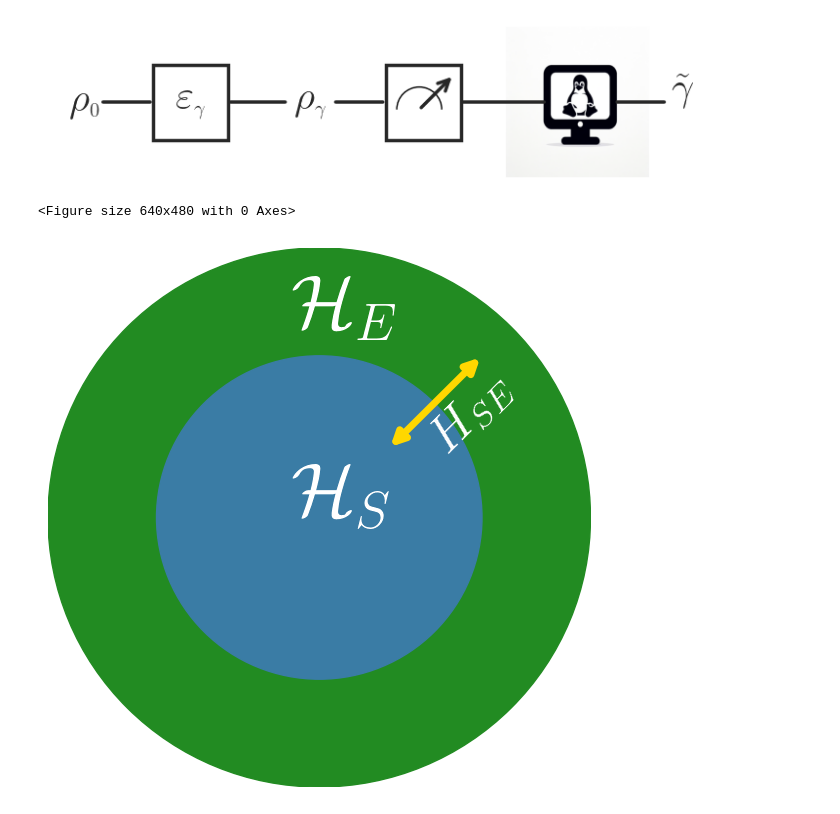
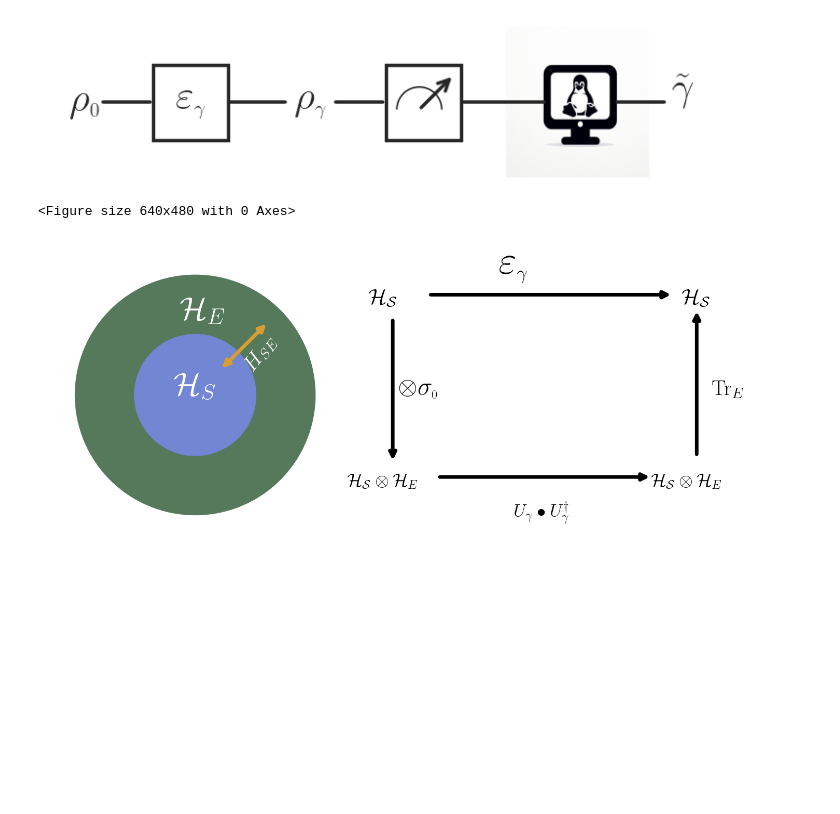
Before and after one commit to Ste1nb0cK/PosterCali, a Jupyter notebook: code/Code_Figures.ipynb, the cells around one changed output. Cells and saved outputs as stored; diff of their text form; code cells hidden in the pictures; blank space fills up the shorter version.

```diff
--- a/code/Code_Figures.ipynb
+++ b/code/Code_Figures.ipynb
@@ -151,45 +151,82 @@ plt.savefig("./Esquema_Estimacion.pdf")
 from matplotlib.patches import Circle
 #Define the canvas
 fig = plt.figure()
-fig, ax = plt.subplots(figsize=(7, 7))
-ax.set_xlim(0, 10)
+text_width = 1076.78731/72
+fig, ax = plt.subplots(figsize=(text_width, text_width/1.618))
+ax.set_xlim(0, 25)
 ax.set_ylim(0, 10)
-ax.set_aspect(aspect='auto')
+ax.set_aspect('equal', adjustable='box')
 plt.axis('off')
 #Define the circle for the Enviroment
 center = (5,5)
-radius_sys = 3
-radius_env = 5
-circle_env = Circle(center, radius_env, color="#228B22", fill=True)
+radius_sys = 2
+radius_env = 3.95
+color_env = "#55795A"
+circle_env = Circle(center, radius_env, color=color_env, fill=True)
 ax.add_patch(circle_env)
 #Define the circle for the system
-circle_system = Circle(center, radius_sys, color="#3A7CA5", fill=True)
+color_sys = "#7286D3"
+circle_system = Circle(center, radius_sys, color=color_sys, fill=True)
 ax.add_patch(circle_system)
 #Add the label of the system and the Enviroment
-ax.text(4.5,5, r'$\mathcal{H}_S$', fontsize=55, color="#FFFFFF")
-ax.text(4.5,8.5 , r'$\mathcal{H}_E$',   fontsize=55, color='white' )
+ax.text(4.3,5, r'$\mathcal{H}_S$', fontsize=45, color="#FFFFFF")
+ax.text(4.5,7.5 , r'$\mathcal{H}_E$',   fontsize=45, color='white' )
 #Draw the interaction arrows
 # Define the initial position of the arrow
 theta = np.pi/4
 arrow_x_in = 0.6*radius_sys*np.cos(theta)+center[0]
 arrow_y_in = 0.6*radius_sys*np.sin(theta)+center[1]
 arrow_in = (arrow_x_in, arrow_y_in)
 ##Define the Final position of the arrow
 arrow_x_out = 0.85*radius_env*np.cos(theta)+center[0]
 arrow_y_out = 0.85*radius_env*np.sin(theta)+center[1]
 arrow_out = (arrow_x_out, arrow_y_out)
+color_arrow = "#D99E30"
 arrow = FancyArrowPatch(arrow_in, arrow_out, arrowstyle='<|-|>', mutation_scale=20,
-                        color="#FFD700", linewidth=5)
+                        color=color_arrow, linewidth=5)
 ax.add_patch(arrow)
 ##Add the Interaction label
 #add an movement orthogonal to
 radial_movement = 0.3
 orthogonal_movement_x = +np.sin(theta)*0.5
 orthogonal_movement_y = -np.cos(theta)*0.5
 text_interaction_x = arrow_x_in + radial_movement+ orthogonal_movement_x
 text_interaction_y = arrow_y_in + radial_movement+ orthogonal_movement_y
-ax.text(text_interaction_x, text_interaction_y, r'$H_{SE}$', fontsize=37, color="#FFFFFF", rotation=45)
-plt.savefig("../images/SE_Diagram.pdf")
+ax.text(text_interaction_x, text_interaction_y, r'$H_{SE}$', fontsize=30, color="#FFFFFF", rotation=52)
+
+
+############################COMMUTATION DIAGRAM######################33
+#Write the H_s
+ax.text(10.7,8, r'$\mathcal{H_S}$', fontsize=30)
+#Write the H_s \otimes H_E
+ax.text(10,2, r'$\mathcal{H_S} \otimes \mathcal{H}_E$', fontsize=25)
+##Write the other H_S
+ax.text(21,8, r'$\mathcal{H_S}$', fontsize=30)
+##Write the other H_s \otimes H_E
+ax.text(20,2, r'$\mathcal{H_S} \otimes \mathcal{H}_E$', fontsize=25)
+##Draw the connection lines
+#From H_S to H_S
+arrow1 = FancyArrowPatch((12.7,8.3), (20.7,8.3), arrowstyle='-|>', mutation_scale=20,
+                        color="black", linewidth=5)
+ax.add_patch(arrow1)
+ax.text( 15,9, r'$\varepsilon_{\scriptscriptstyle\gamma}$', fontsize=55)
+##From H_S to H_s \otimes H_j
+arrow2 = FancyArrowPatch((11.5,7.5), (11.5,2.8), arrowstyle='-|>', mutation_scale=20,
+                        color="black", linewidth=5)
+ax.add_patch(arrow2)
+ax.text(11.7,5, r'$\otimes \sigma_{\scriptscriptstyle 0}$', fontsize=35)
+##From H_S \otimes H_E to itself
+arrow3 = FancyArrowPatch( (13,2.3),(20,2.3) , arrowstyle='-|>', mutation_scale=20,
+                        color="black", linewidth=5)
+ax.add_patch(arrow3)
+ax.text(15.5,1, r'$U_{ \gamma} \bullet U_{ \gamma}^{\dagger}$', fontsize=25)
+##From H_s \otime H_E to H_S
+arrow4 = FancyArrowPatch( (21.5,3),(21.5,7.8) , arrowstyle='-|>', mutation_scale=20,
+                        color="black", linewidth=5)
+ax.text(22, 5, r"$\mathrm{Tr}_E$", fontsize=30)
+ax.add_patch(arrow4)
+plt.tight_layout() #Tight, avoid whitespaces
+plt.savefig("../images/SE_Diagrams.pdf", dpi=300,  bbox_inches='tight')
 # %% [output]
 <Figure size 640x480 with 0 Axes>
-[figure, old version]
+[figure, new version]
```
Also changed, not shown: parts of 2 cells of this notebook, 4 other files.
